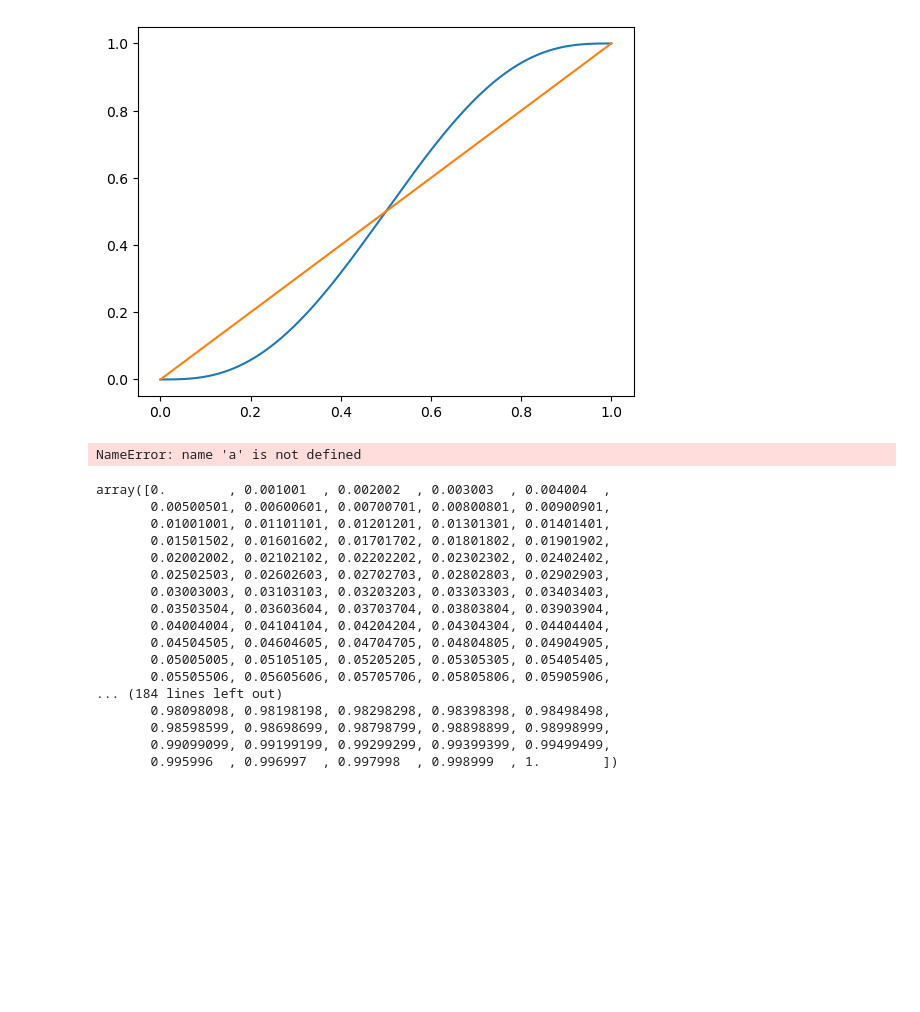
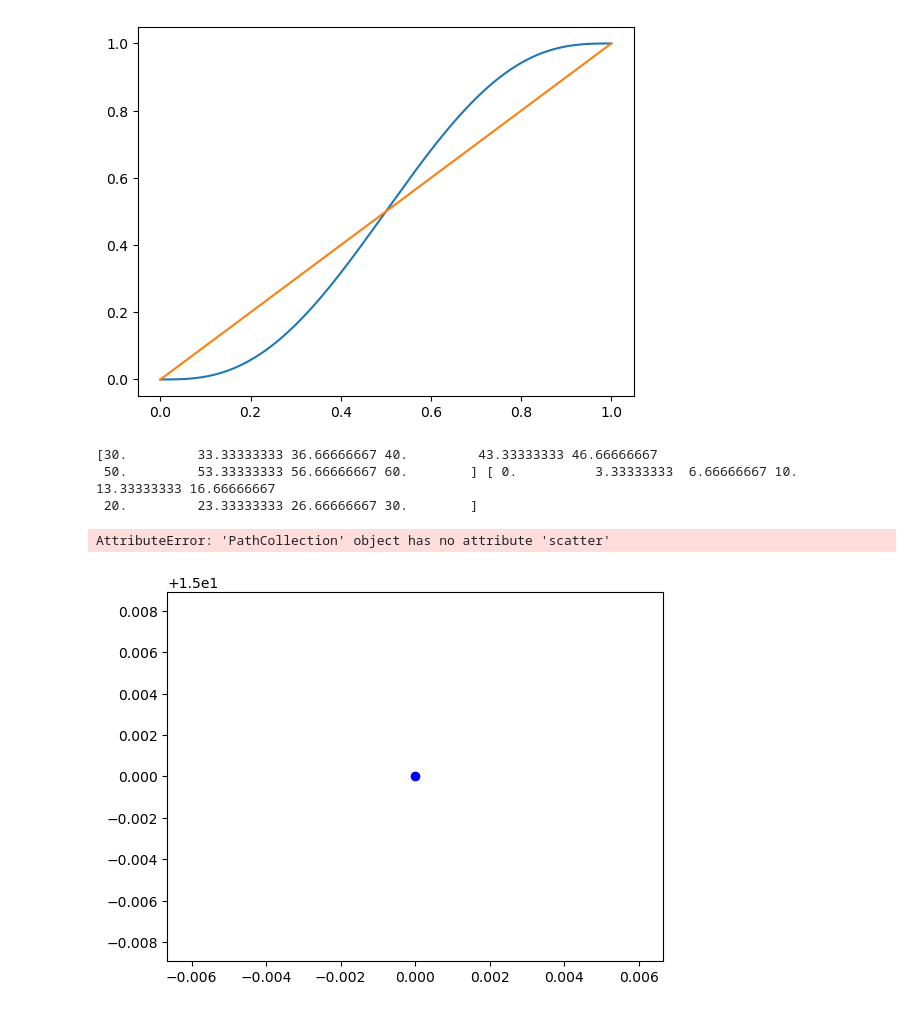
Before and after one commit to timikl/via_point_movement_primitive, a Jupyter notebook: Scripts/Python/Min_jerk_notebook.ipynb, the cells around one changed output. Drawn from its saved outputs; the diff is of its cells as text; code cells hidden in the pictures; blank space fills up the shorter version.

```diff
--- a/Scripts/Python/Min_jerk_notebook.ipynb
+++ b/Scripts/Python/Min_jerk_notebook.ipynb
@@ -131,7 +131,7 @@ plt.plot(t, original_traj)
 # %%
 # Definiraj polinom petega reda
 
-y = a*x**5 + b * x**4
+#y = a*x**5 + b * x**4
 
 # Definiraj zacetne pogoje
 
@@ -145,25 +145,30 @@ y = a*x**5 + b * x**4
 
 # Enega še najdi
 # Mislim da daš samo eno točko not.
-# %% [output]
-NameError: name 'a' is not defined
-# %%
-t
-# %% [output]
-array([0.        , 0.001001  , 0.002002  , 0.003003  , 0.004004  ,
-       0.00500501, 0.00600601, 0.00700701, 0.00800801, 0.00900901,
-       0.01001001, 0.01101101, 0.01201201, 0.01301301, 0.01401401,
-       0.01501502, 0.01601602, 0.01701702, 0.01801802, 0.01901902,
-       0.02002002, 0.02102102, 0.02202202, 0.02302302, 0.02402402,
-       0.02502503, 0.02602603, 0.02702703, 0.02802803, 0.02902903,
-       0.03003003, 0.03103103, 0.03203203, 0.03303303, 0.03403403,
-       0.03503504, 0.03603604, 0.03703704, 0.03803804, 0.03903904,
-       0.04004004, 0.04104104, 0.04204204, 0.04304304, 0.04404404,
-       0.04504505, 0.04604605, 0.04704705, 0.04804805, 0.04904905,
-       0.05005005, 0.05105105, 0.05205205, 0.05305305, 0.05405405,
-       0.05505506, 0.05605606, 0.05705706, 0.05805806, 0.05905906,
-... (184 lines left out)
-       0.98098098, 0.98198198, 0.98298298, 0.98398398, 0.98498498,
-       0.98598599, 0.98698699, 0.98798799, 0.98898899, 0.98998999,
-       0.99099099, 0.99199199, 0.99299299, 0.99399399, 0.99499499,
-       0.995996  , 0.996997  , 0.997998  , 0.998999  , 1.        ])
+# %%
+import matplotlib.pyplot as plt
+
+# Define the coordinates of the point
+x = np.linspace(30, 60, 10)
+y = np.linspace(0,30,10)
+print (x,y)
+
+
+plot = plt.scatter(0,15, marker='o', color='blue' )
+
+# Plot the point
+for i in y:
+    for j in x:
+        plt.scatter(j,i, marker='x', color='red' )
+
+# Set labels and title
+plt.title('')
+
+
+plt.show()
+# %% [output]
+[30.         33.33333333 36.66666667 40.         43.33333333 46.66666667
+ 50.         53.33333333 56.66666667 60.        ] [ 0.          3.33333333  6.66666667 10.         13.33333333 16.66666667
+ 20.         23.33333333 26.66666667 30.        ]
+AttributeError: 'PathCollection' object has no attribute 'scatter'
+[figure, added]
```
Also changed, not shown: 1 other file.
